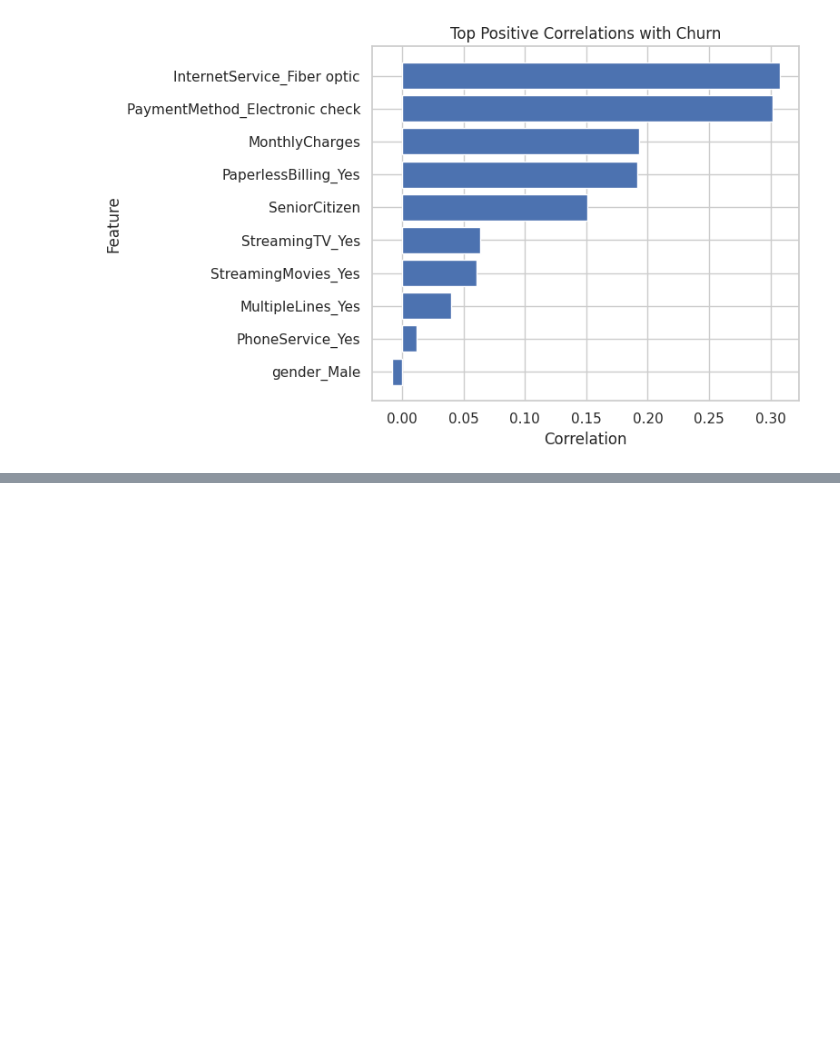
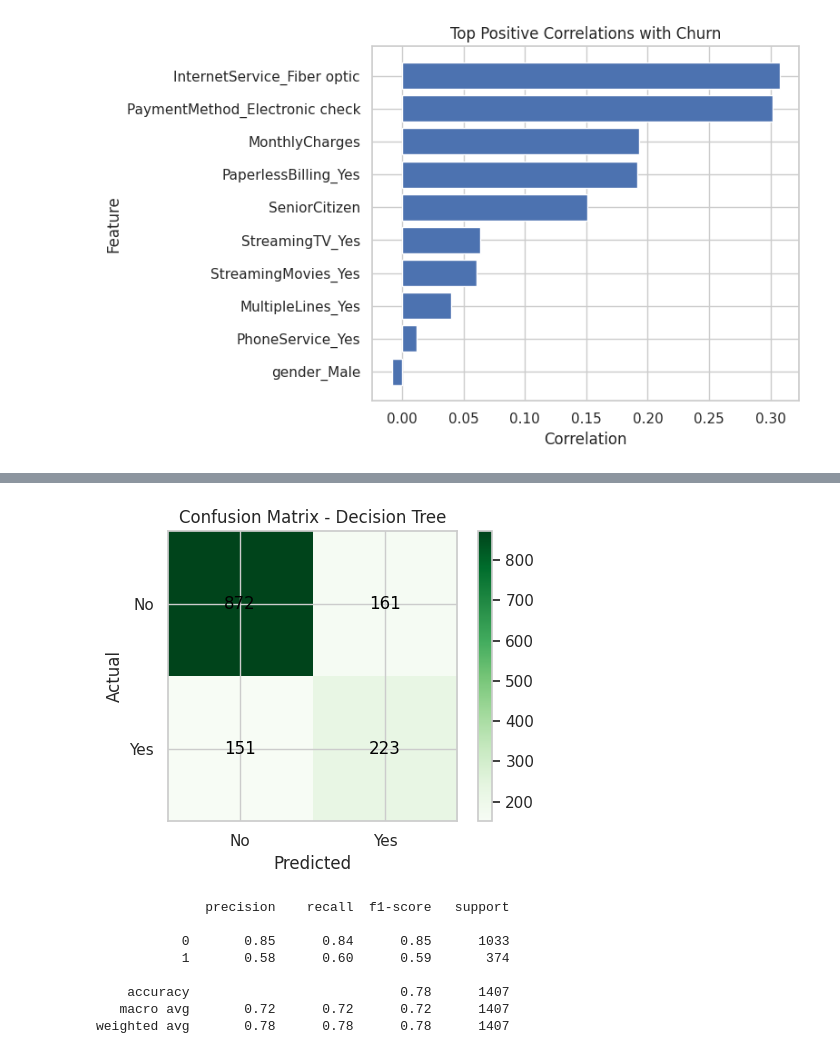
Before and after one commit to RONINNNN/Customer-Churn-Prediction-using-Machine-Learning, a Jupyter notebook: Predicting_Customer_Churn_in_the_Telecom_Industry_project_(1).ipynb, the cells around one changed output, grey strips where cells are left out. Drawn from its saved outputs; the diff is of its cells as text; code cells hidden in the pictures; blank space fills up the shorter version.

```diff
--- a/Predicting_Customer_Churn_in_the_Telecom_Industry_project_(1).ipynb
+++ b/Predicting_Customer_Churn_in_the_Telecom_Industry_project_(1).ipynb
@@ -333,0 +482,27 @@ plt.show()
+# %%
+cm_tree = confusion_matrix(y_test, y_pred_tree)
+plt.figure(figsize=(5, 4))
+plt.imshow(cm_tree, cmap="Greens")
+plt.title("Confusion Matrix - Decision Tree")
+plt.xlabel("Predicted")
+plt.ylabel("Actual")
+plt.xticks([0, 1], ["No", "Yes"])
+plt.yticks([0, 1], ["No", "Yes"])
+for i in range(cm_tree.shape[0]):
+    for j in range(cm_tree.shape[1]):
+        plt.text(j, i, cm_tree[i, j], ha="center", va="center", color="black")
+plt.colorbar()
+plt.tight_layout()
+plt.show()
+
+print(classification_report(y_test, y_pred_tree))
+# %% [output]
+[figure, added]
+              precision    recall  f1-score   support
+
+           0       0.85      0.84      0.85      1033
+           1       0.58      0.60      0.59       374
+
+    accuracy                           0.78      1407
+   macro avg       0.72      0.72      0.72      1407
+weighted avg       0.78      0.78      0.78      1407
```
Also changed, not shown: parts of 20 cells of this notebook.
